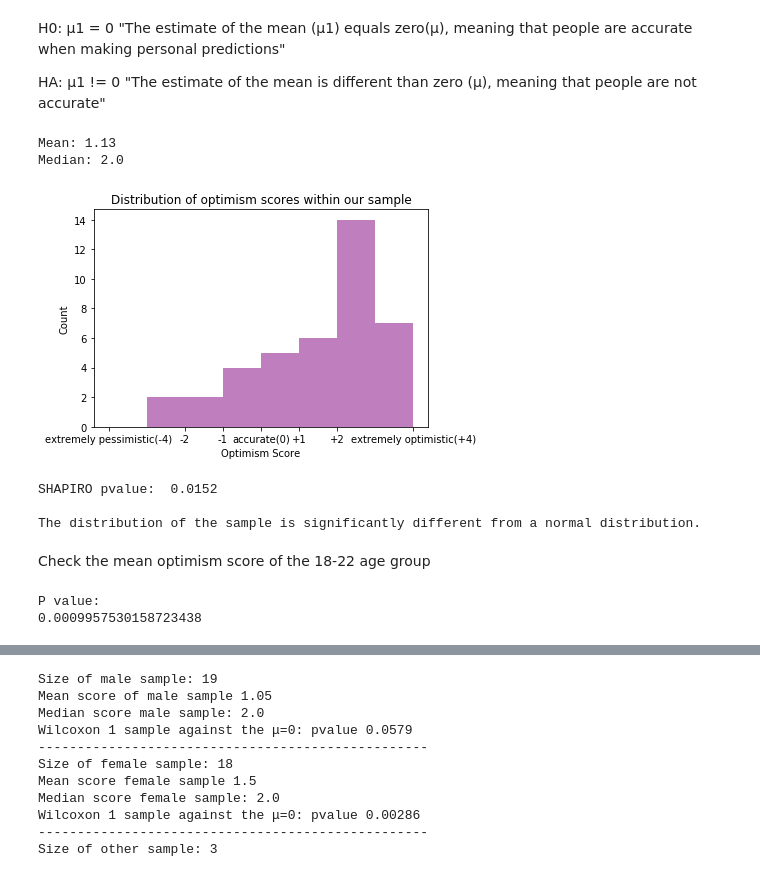
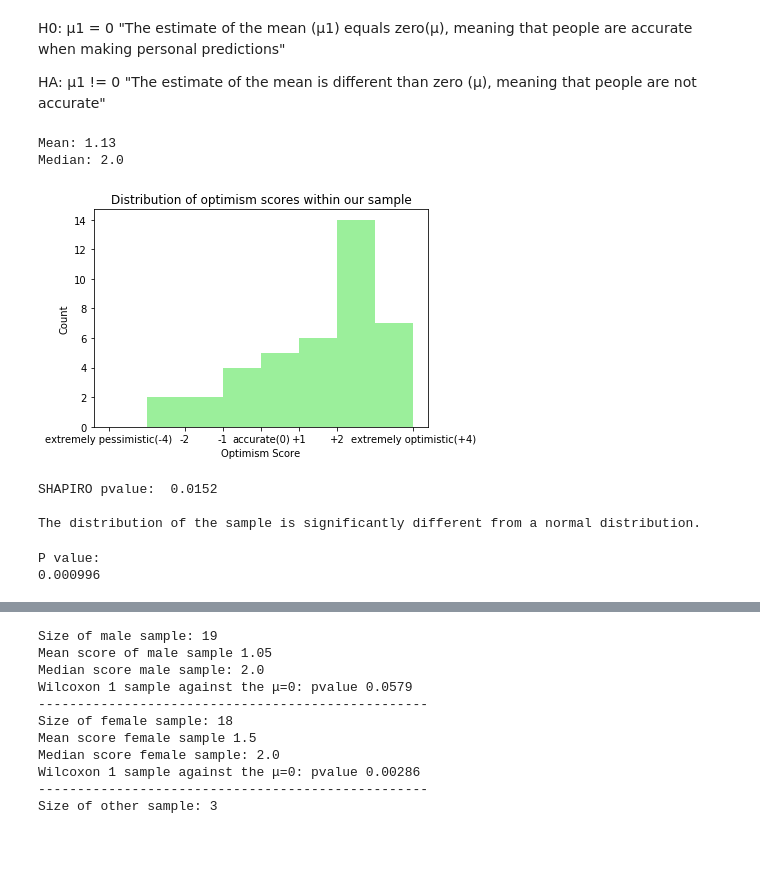
Before and after one commit to jansensan/prescribed-optimism-questionnaire, a Jupyter notebook: data/Prescribed Optimism Data Analysis.ipynb, the cells around one changed output, grey strips where cells are left out. Saved outputs shown, nothing was run; the diff lists cells and outputs as text; code cells hidden in the pictures; blank space fills up the shorter version.

Commit message:
Save graphs, add work, study plots and conclusions

```diff
--- a/data/Prescribed Optimism Data Analysis.ipynb
+++ b/data/Prescribed Optimism Data Analysis.ipynb
@@ -37,28 +37,29 @@ HΑ: μ1 != 0 "Τhe estimate of the mean is different than zero (μ), meaning th
 # %%
 mu = 0; # population mean μ is zero (people are accurate)
 
 optimism = data['data/survey/responses/1/0']
 
 mean = round(np.mean(optimism),2)
 median = round(np.median(optimism),2)
 
 print "Mean:", mean
 print "Median:", median
 
 # Plot histogram
 
-plt.hist(optimism, 8, range=[-4,4], color="purple", alpha=0.5)
+plt.hist(optimism, 8, range=[-4,4], color="lightgreen", alpha=0.9)
 # sns.distplot(data['data/survey/responses/1/0'])
 # plt.plot(optimism, stats.t(n).cdf(optimism), lw=3, label='t pdf')
 plt.xlabel("Optimism Score")
 plt.ylabel("Count")
 plt.title("Distribution of optimism scores within our sample")
 plt.xticks([-4,-2,-1,0,1,2,4],["extremely pessimistic(-4)","-2","-1","accurate(0)","+1","+2","extremely optimistic(+4)"])
+plt.savefig('fig1.png', format='png', dpi=1000)
 plt.show()
 # %% [output]
 Mean: 1.13
 Median: 2.0
-[figure, old version]
+[figure, new version]
 # %%
 # Check for normality
 
@@ -74,8 +75,6 @@ else:
 SHAPIRO pvalue:  0.0152
 
 The distribution of the sample is significantly different from a normal distribution.
-# %% [markdown]
-Check the mean optimism score of the 18-22 age group
 # %%
 # Data is not normal so we use non-parametric tests
 
@@ -83,10 +82,10 @@ Check the mean optimism score of the 18-22 age group
 rank, pvalue = stats.wilcoxon(optimism-mu)
 
 print ('P value:')
-print (pvalue)
+print round(pvalue,6)
 # %% [output]
 P value:
-0.0009957530158723438
+0.000996
 # %%
 # Optimism by AGE
 # Examine relationship between 2 age groups
```
Also changed, not shown: parts of 6 cells of this notebook.
